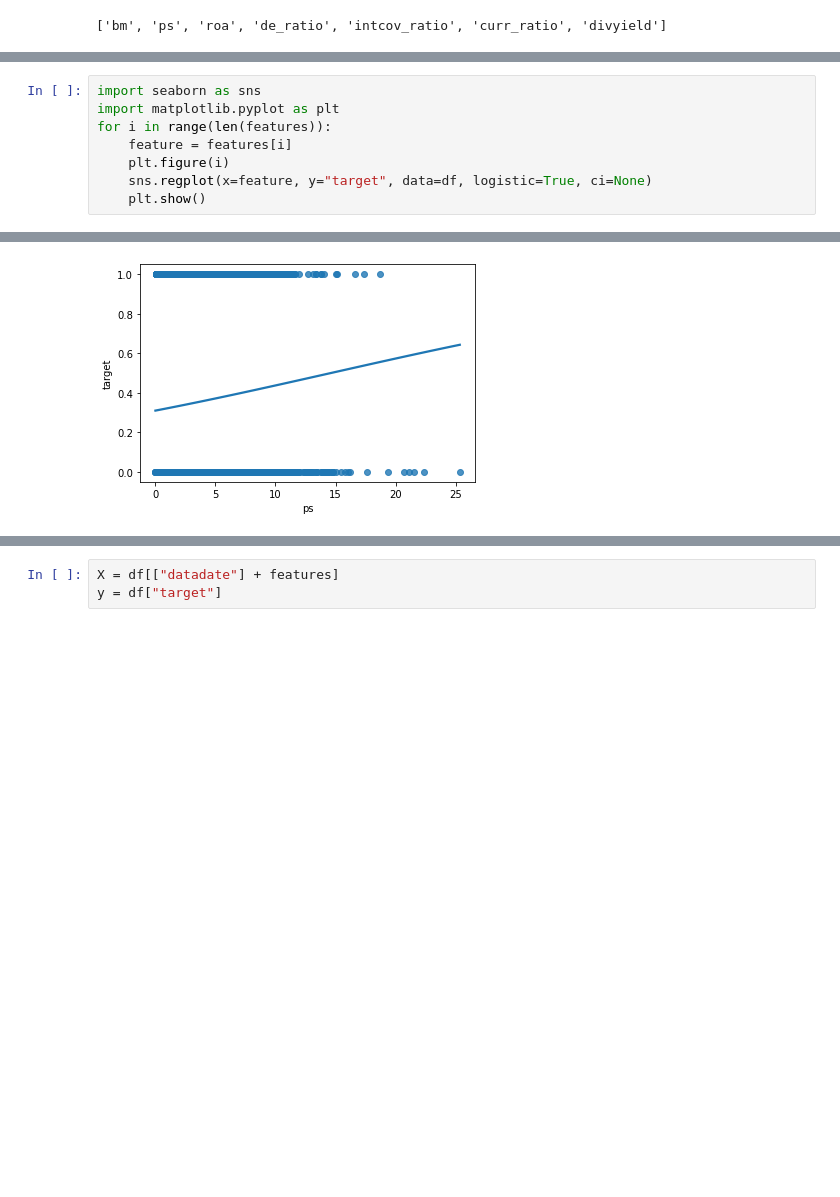
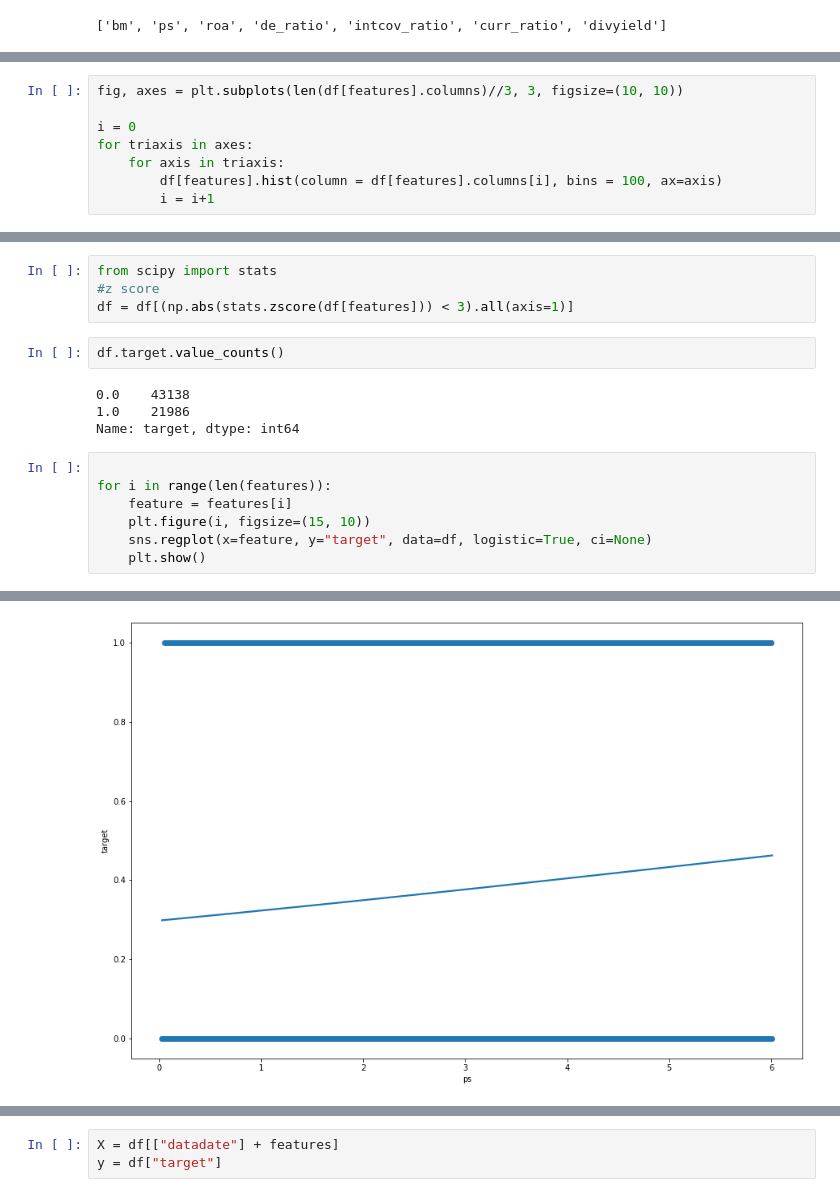
Before and after one commit to rudragarg/credit_rating_prediction, a Jupyter notebook: Credit Risk & Ratings Prediction_v2.ipynb, the cells around one changed output, grey strips where cells are left out. Saved outputs shown, nothing was run; the diff lists cells and outputs as text; blank space fills up the shorter version.

```diff
--- a/Credit Risk & Ratings Prediction_v2.ipynb
+++ b/Credit Risk & Ratings Prediction_v2.ipynb
@@ -215,0 +234,8 @@ features
+# %%
+fig, axes = plt.subplots(len(df[features].columns)//3, 3, figsize=(10, 10))
+
+i = 0
+for triaxis in axes:
+    for axis in triaxis:
+        df[features].hist(column = df[features].columns[i], bins = 100, ax=axis)
+        i = i+1
@@ -216,9 +272,18 @@ features
+# %%
+from scipy import stats
+#z score
+df = df[(np.abs(stats.zscore(df[features])) < 3).all(axis=1)]
+# %%
+df.target.value_counts()
+# %% [output]
+0.0    43138
+1.0    21986
+Name: target, dtype: int64
 # %%
-import seaborn as sns
-import matplotlib.pyplot as plt
+
 for i in range(len(features)):
     feature = features[i]
-    plt.figure(i)
+    plt.figure(i, figsize=(15, 10))
     sns.regplot(x=feature, y="target", data=df, logistic=True, ci=None)
     plt.show()
 # %% [output]
@@ -226 +291 @@ for i in range(len(features)):
-[figure, old version]
+[figure, new version]
```
Also changed, not shown: parts of 61 cells of this notebook.
